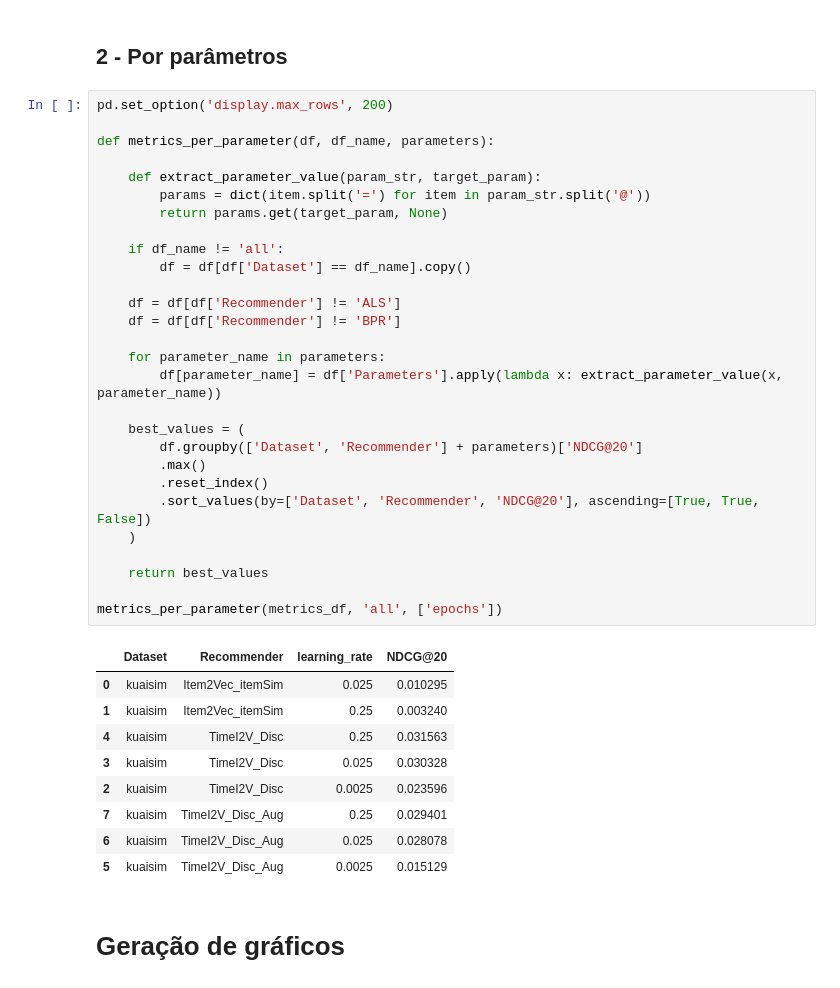
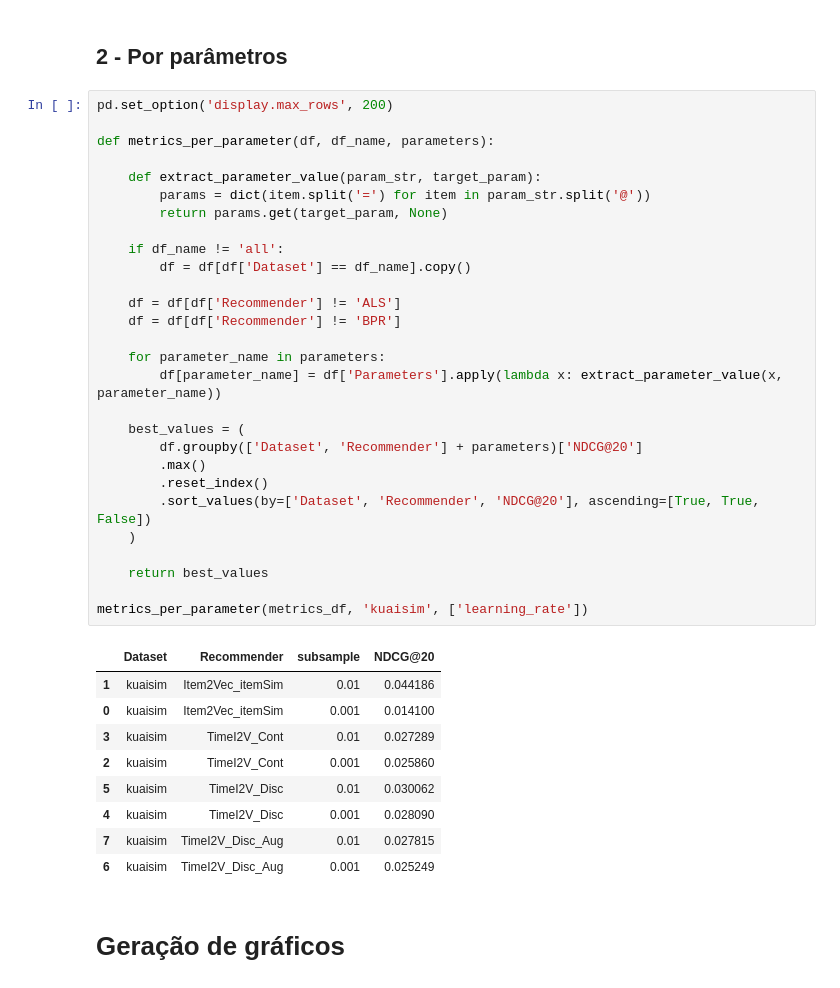
Before and after one commit to UFSCar-LaSID/tai2vec, a Jupyter notebook: Graficos_Bracis.ipynb, the cells around one changed output. Saved outputs shown, nothing was run; the diff lists cells and outputs as text.

```diff
--- a/Graficos_Bracis.ipynb
+++ b/Graficos_Bracis.ipynb
@@ -83,41 +95,41 @@ display(saida)
 # %%
 pd.set_option('display.max_rows', 200)
 
 def metrics_per_parameter(df, df_name, parameters):
 
     def extract_parameter_value(param_str, target_param):
         params = dict(item.split('=') for item in param_str.split('@'))
         return params.get(target_param, None)
 
     if df_name != 'all':
         df = df[df['Dataset'] == df_name].copy()
 
     df = df[df['Recommender'] != 'ALS']
     df = df[df['Recommender'] != 'BPR']
 
     for parameter_name in parameters:
         df[parameter_name] = df['Parameters'].apply(lambda x: extract_parameter_value(x, parameter_name))
 
     best_values = (
         df.groupby(['Dataset', 'Recommender'] + parameters)['NDCG@20']
         .max()
         .reset_index()
         .sort_values(by=['Dataset', 'Recommender', 'NDCG@20'], ascending=[True, True, False])
     )
 
     return best_values
 
-metrics_per_parameter(metrics_df, 'all', ['epochs'])
+metrics_per_parameter(metrics_df, 'kuaisim', ['learning_rate'])
 # %% [output]
-|  | Dataset | Recommender | learning_rate | NDCG@20 |
-| 0 | kuaisim | Item2Vec_itemSim | 0.025 | 0.010295 |
-| 1 | kuaisim | Item2Vec_itemSim | 0.25 | 0.003240 |
-| 4 | kuaisim | TimeI2V_Disc | 0.25 | 0.031563 |
-| 3 | kuaisim | TimeI2V_Disc | 0.025 | 0.030328 |
-| 2 | kuaisim | TimeI2V_Disc | 0.0025 | 0.023596 |
-| 7 | kuaisim | TimeI2V_Disc_Aug | 0.25 | 0.029401 |
-| 6 | kuaisim | TimeI2V_Disc_Aug | 0.025 | 0.028078 |
-| 5 | kuaisim | TimeI2V_Disc_Aug | 0.0025 | 0.015129 |
+|  | Dataset | Recommender | subsample | NDCG@20 |
+| 1 | kuaisim | Item2Vec_itemSim | 0.01 | 0.044186 |
+| 0 | kuaisim | Item2Vec_itemSim | 0.001 | 0.014100 |
+| 3 | kuaisim | TimeI2V_Cont | 0.01 | 0.027289 |
+| 2 | kuaisim | TimeI2V_Cont | 0.001 | 0.025860 |
+| 5 | kuaisim | TimeI2V_Disc | 0.01 | 0.030062 |
+| 4 | kuaisim | TimeI2V_Disc | 0.001 | 0.028090 |
+| 7 | kuaisim | TimeI2V_Disc_Aug | 0.01 | 0.027815 |
+| 6 | kuaisim | TimeI2V_Disc_Aug | 0.001 | 0.025249 |
 # %% [markdown]
 # Geração de gráficos
 # %%
```
Also changed, not shown: parts of 2 cells of this notebook, 3 other files.
